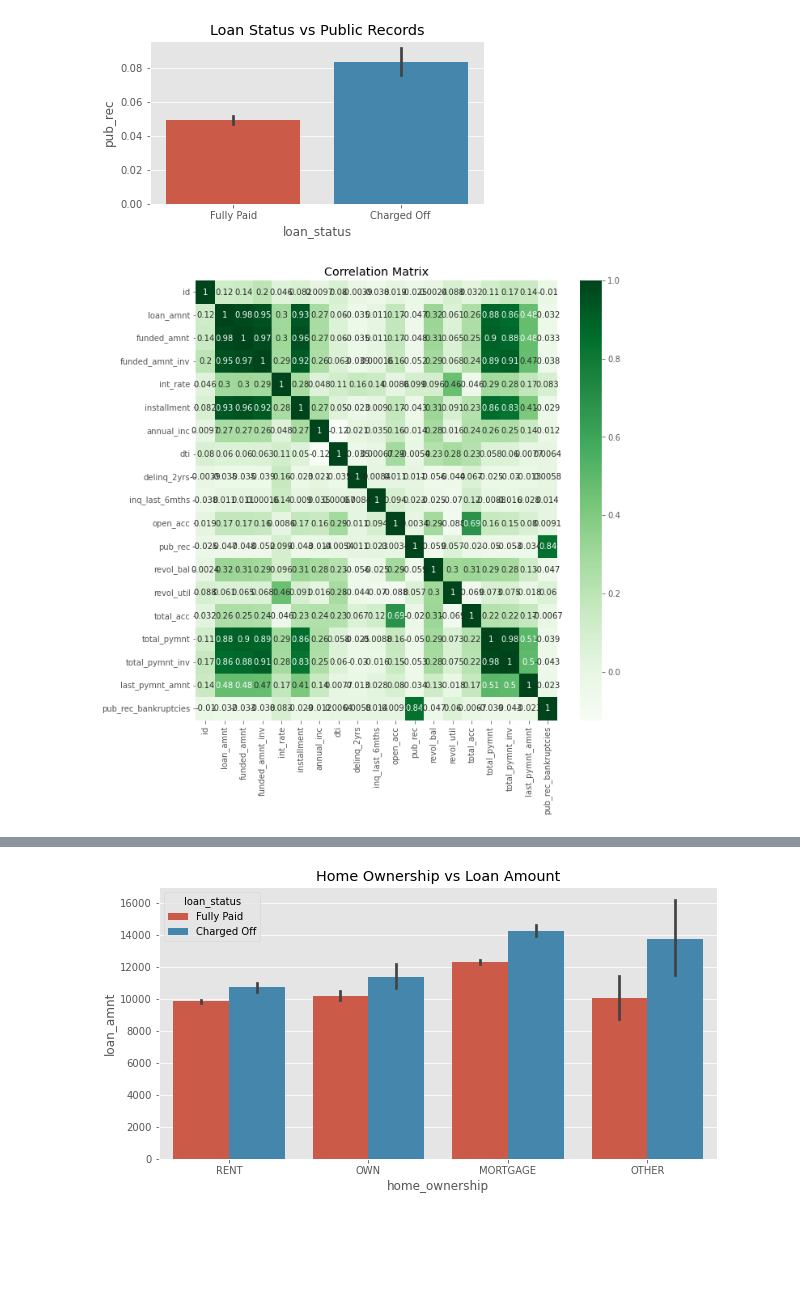
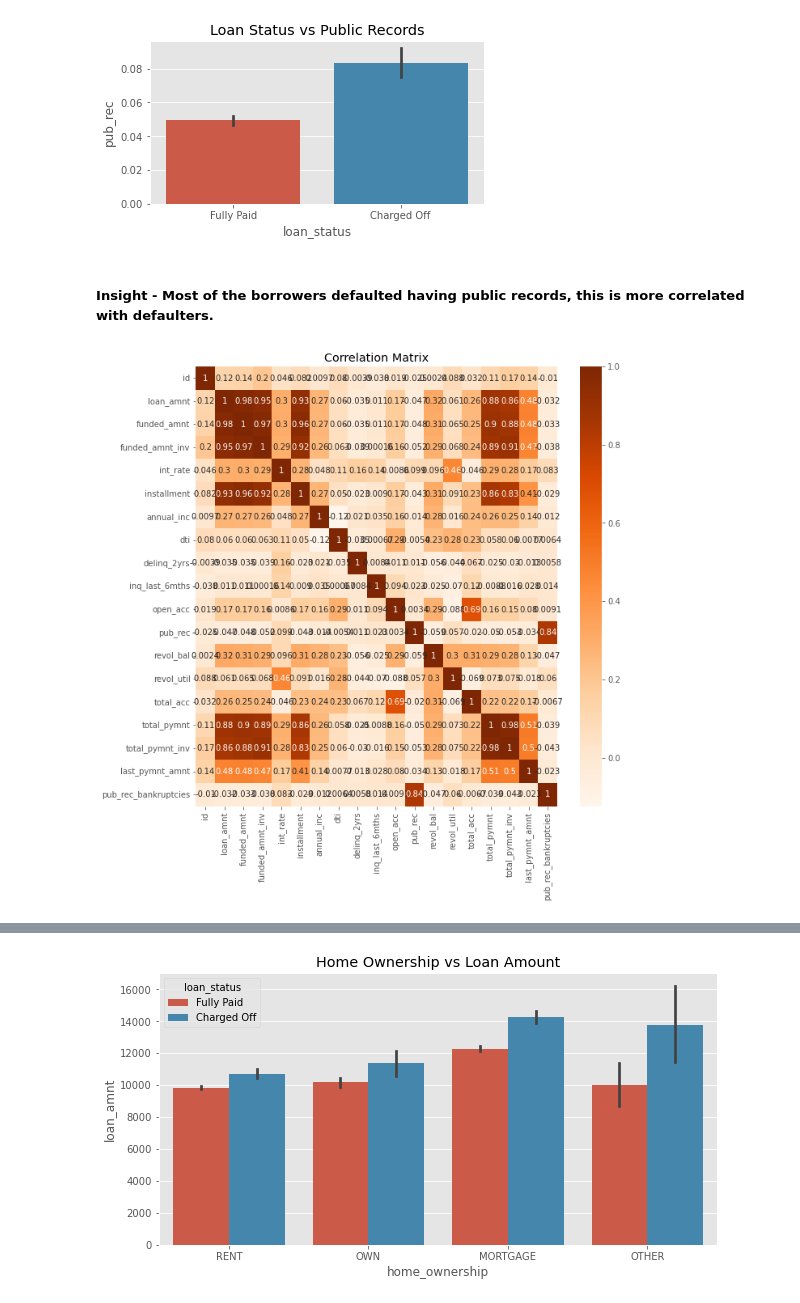
Before and after one commit to PorchezhiyanPalani/Lendingclub_casestudy, a Jupyter notebook: Lendingclub_casestudy.ipynb, the cells around one changed output, grey strips where cells are left out. Drawn from its saved outputs; the diff is of its cells as text; code cells hidden in the pictures; blank space fills up the shorter version.

Commit message:
Master

```diff
--- a/Lendingclub_casestudy.ipynb
+++ b/Lendingclub_casestudy.ipynb
@@ -241,10 +123,0 @@ masterdf.shape
-# %%
-#stripping '%' value
-masterdf['int_rate'] = masterdf.int_rate.str.strip('%').astype(float)
-masterdf['revol_util'] = masterdf.revol_util.str.strip('%').astype(float)
-
-#converting to date type
-masterdf['issue_d'] = pd.to_datetime(masterdf.issue_d, format='%b-%y')
-#if there are any data before unix timestamp they are converted to 21 century values,
-#so subtracting values more than 2020  with 100 will give more actual time
-masterdf['issue_d'] = masterdf['issue_d'].apply(lambda x: x-pd.DateOffset(years=100) if x.year > 2020 else x)
@@ -295,0 +242,6 @@ plt.show()
+# %%
+# Converting to date type
+masterdf['issue_d'] = pd.to_datetime(masterdf.issue_d, format='%b-%y')
+
+# Calculate the correct centuary year if date is more than 2022 ---- example Dec-1998
+masterdf['issue_d'] = masterdf['issue_d'].apply(lambda x: x-pd.DateOffset(years=100) if x.year > 2022 else x)
@@ -483,12 +543,14 @@ plt.title('Loan Status vs Public Records')
 plt.show()
 # %% [output]
 [figure]
+# %% [markdown]
+##### Insight -  Most of the borrowers defaulted having public records, this is more correlated with defaulters.
 # %%
 ###  ("Correlation Matrix")
 corr_matrix = masterdf.corr()
 plt.figure(figsize=(10,10))
-ax = sns.heatmap(corr_matrix, annot = True, cmap='Greens')
+ax = sns.heatmap(corr_matrix, annot = True, cmap='Oranges')
 plt.title("Correlation Matrix")
 plt.show()
 # %% [output]
-[figure, old version]
+[figure, new version]
```
Also changed, not shown: parts of 80 cells of this notebook, 2 other files.
